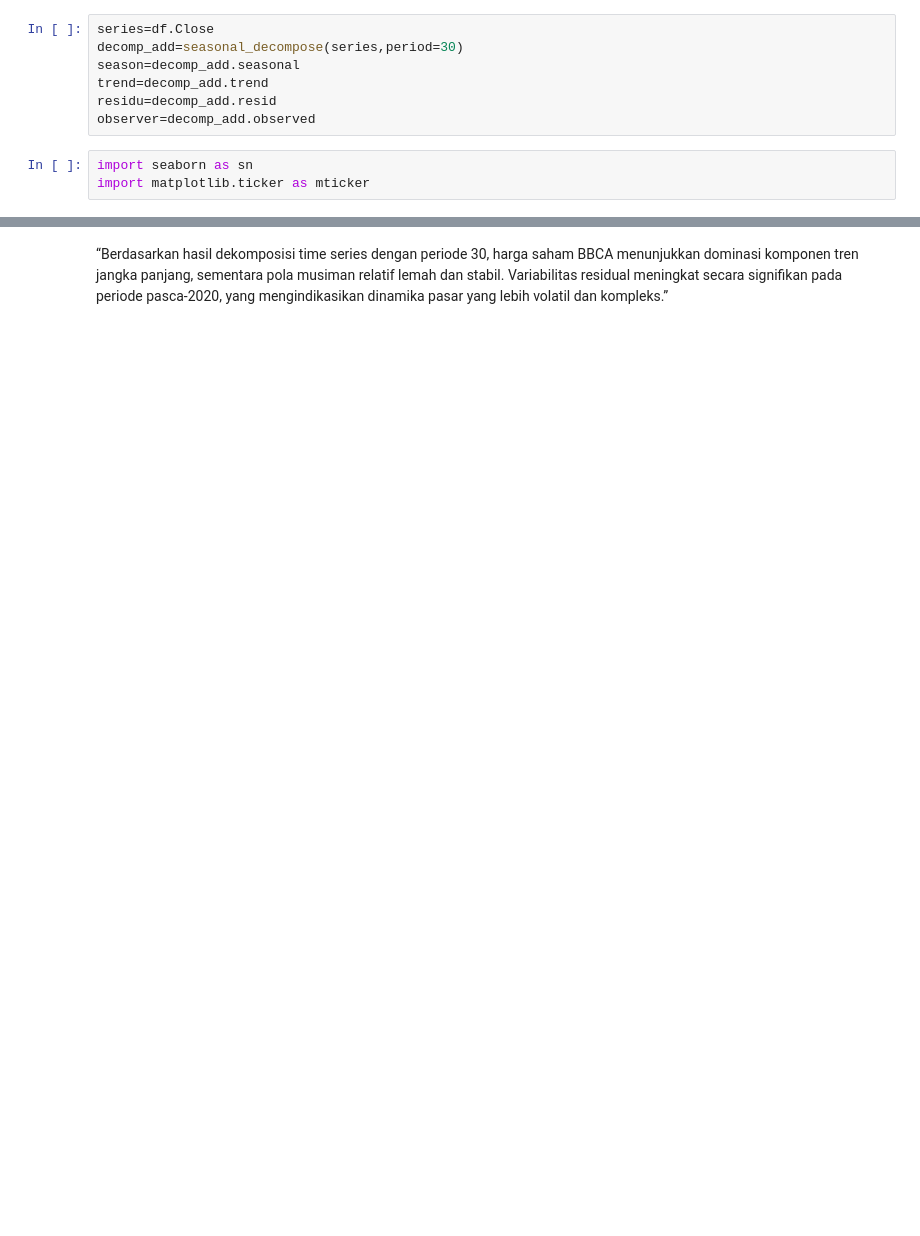
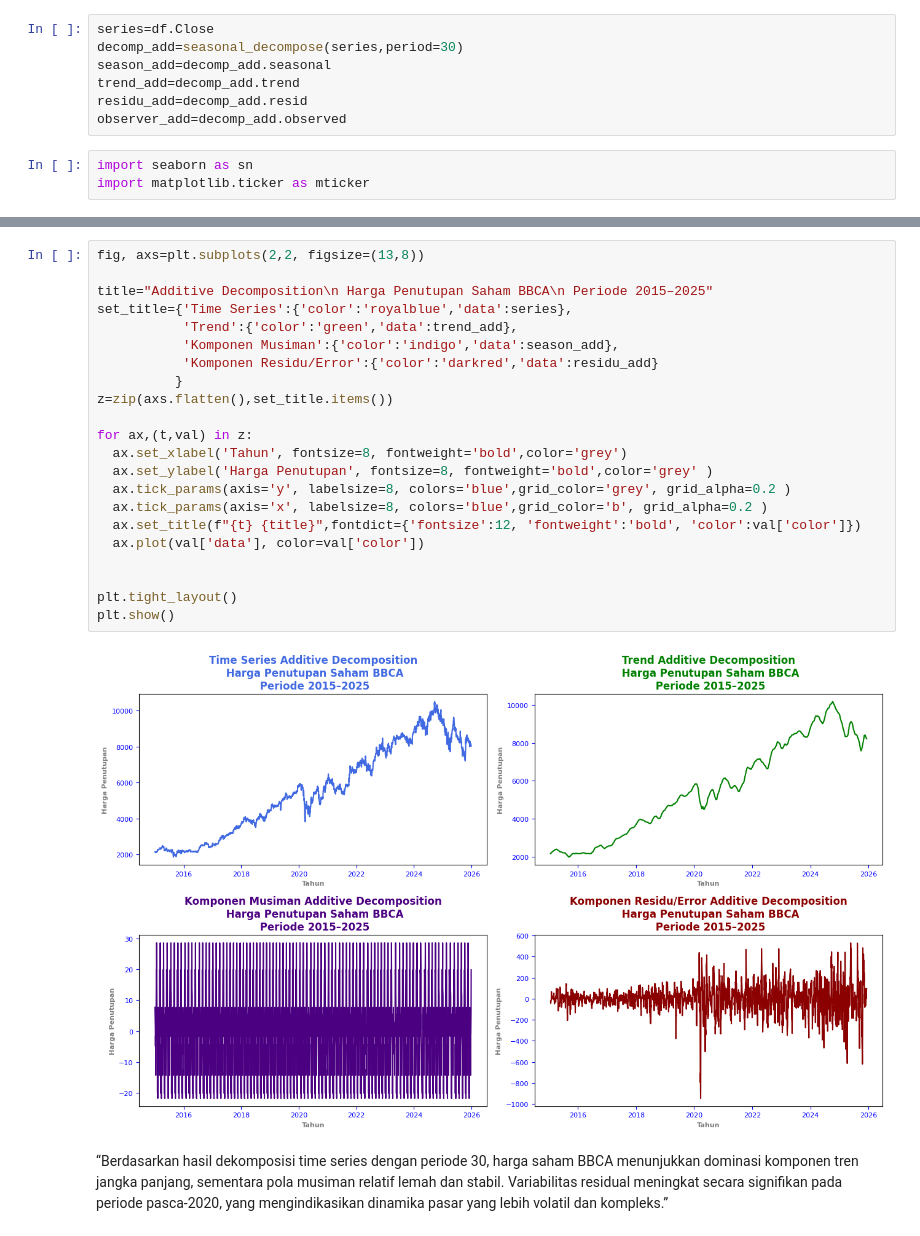
Before and after one commit to asepmuhidin/MK-Data-Mining-UPB, a Jupyter notebook: tsa_model.ipynb, the cells around one changed output, grey strips where cells are left out. Saved outputs shown, nothing was run; the diff lists cells and outputs as text; blank space fills up the shorter version.

```diff
--- a/tsa_model.ipynb
+++ b/tsa_model.ipynb
@@ -60,10 +62,10 @@ from statsmodels.tsa.seasonal import seasonal_decompose
 # %%
 series=df.Close
 decomp_add=seasonal_decompose(series,period=30)
-season=decomp_add.seasonal
-trend=decomp_add.trend
-residu=decomp_add.resid
-observer=decomp_add.observed
+season_add=decomp_add.seasonal
+trend_add=decomp_add.trend
+residu_add=decomp_add.resid
+observer_add=decomp_add.observed
 # %%
 import seaborn as sn
 import matplotlib.ticker as mticker
@@ -116,3 +72,27 @@ plt.show()
+# %%
+fig, axs=plt.subplots(2,2, figsize=(13,8))
+
+title="Additive Decomposition\n Harga Penutupan Saham BBCA\n Periode 2015–2025"
+set_title={'Time Series':{'color':'royalblue','data':series},
+           'Trend':{'color':'green','data':trend_add},
+           'Komponen Musiman':{'color':'indigo','data':season_add},
+           'Komponen Residu/Error':{'color':'darkred','data':residu_add}
+          }
+z=zip(axs.flatten(),set_title.items())
+
+for ax,(t,val) in z:
+  ax.set_xlabel('Tahun', fontsize=8, fontweight='bold',color='grey')
+  ax.set_ylabel('Harga Penutupan', fontsize=8, fontweight='bold',color='grey' )
+  ax.tick_params(axis='y', labelsize=8, colors='blue',grid_color='grey', grid_alpha=0.2 )
+  ax.tick_params(axis='x', labelsize=8, colors='blue',grid_color='b', grid_alpha=0.2 )
+  ax.set_title(f"{t} {title}",fontdict={'fontsize':12, 'fontweight':'bold', 'color':val['color']})
+  ax.plot(val['data'], color=val['color'])
+
+
+plt.tight_layout()
+plt.show()
+# %% [output]
+[figure, added]
 # %% [markdown]
 “Berdasarkan hasil dekomposisi time series dengan periode 30, harga saham BBCA menunjukkan dominasi komponen tren jangka panjang, sementara pola musiman relatif lemah dan stabil. Variabilitas residual meningkat secara signifikan pada periode pasca-2020, yang mengindikasikan dinamika pasar yang lebih volatil dan kompleks.”
 # %% [markdown]
```
Also changed, not shown: parts of 13 cells of this notebook.
